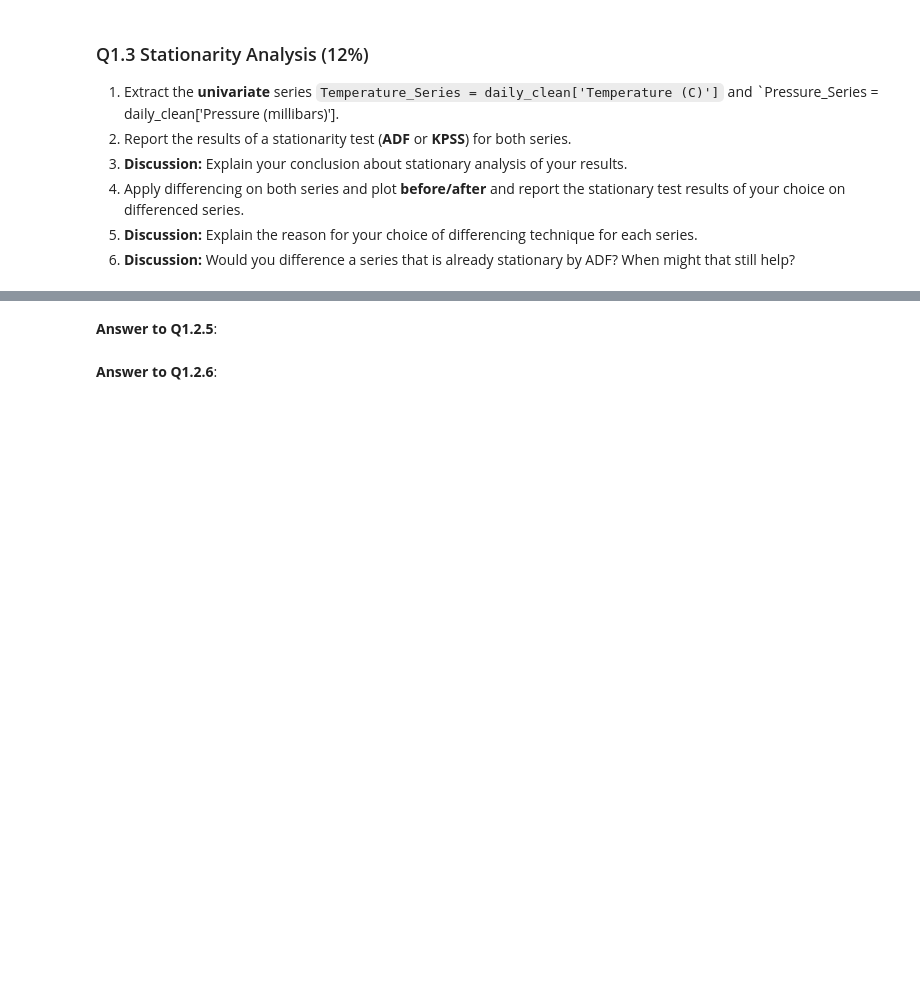
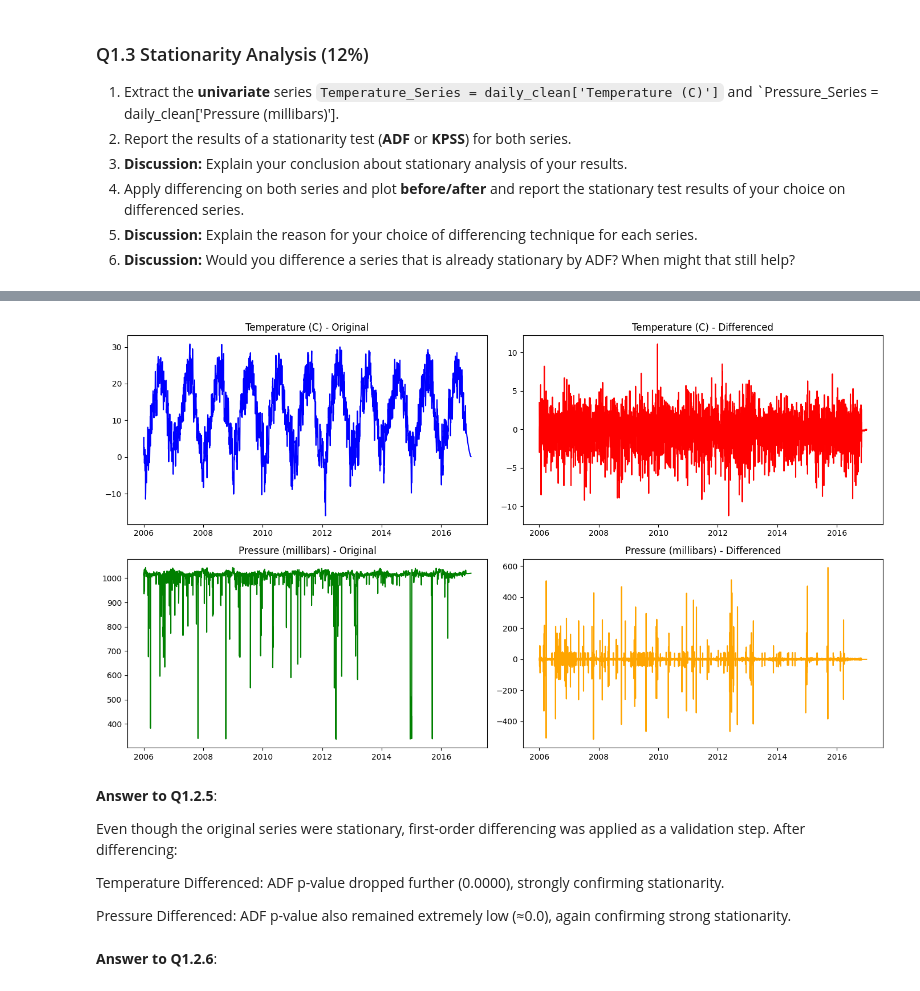
Before and after one commit to AdamDunn1437/4010_A1, a Jupyter notebook: Assignment1.ipynb, the cells around one changed output, grey strips where cells are left out. Saved outputs shown, nothing was run; the diff lists cells and outputs as text; code cells hidden in the pictures; blank space fills up the shorter version.

Commit message:
Stationarity analysis progress

```diff
--- a/Assignment1.ipynb
+++ b/Assignment1.ipynb
@@ -150,2 +218,9 @@ def adf_test(dataset):
 # %%
 # Answer to Q1.3.4
+Temperature_diff = Temperature_Series.diff().dropna()
+Pressure_diff = Pressure_Series.diff().dropna()
+
+# Run ADF on differenced series
+adf_test(Temperature_diff)
+print()
+adf_test(Pressure_diff)
@@ -152,5 +247,35 @@ def adf_test(dataset):
+# %%
+# Plot original and differenced series
+fig, axes = plt.subplots(2, 2, figsize=(14,8))
+
+# Temperature original
+axes[0,0].plot(Temperature_Series, color="blue")
+axes[0,0].set_title("Temperature (C) - Original")
+
+# Temperature differenced
+axes[0,1].plot(Temperature_diff, color="red")
+axes[0,1].set_title("Temperature (C) - Differenced")
+
+# Pressure original
+axes[1,0].plot(Pressure_Series, color="green")
+axes[1,0].set_title("Pressure (millibars) - Original")
+
+# Pressure differenced
+axes[1,1].plot(Pressure_diff, color="orange")
+axes[1,1].set_title("Pressure (millibars) - Differenced")
+
+plt.tight_layout()
+plt.show()
+# %% [output]
+[figure, added]
 # %% [markdown]
 **Answer to Q1.2.5**:
+
+Even though the original series were stationary, first-order differencing was applied as a validation step. After differencing:
+
+Temperature Differenced: ADF p-value dropped further (0.0000), strongly confirming stationarity.
+
+Pressure Differenced: ADF p-value also remained extremely low (≈0.0), again confirming strong stationarity.
 # %% [markdown]
 **Answer to Q1.2.6**:
 # %% [markdown]
```
Also changed, not shown: parts of 7 cells of this notebook.
